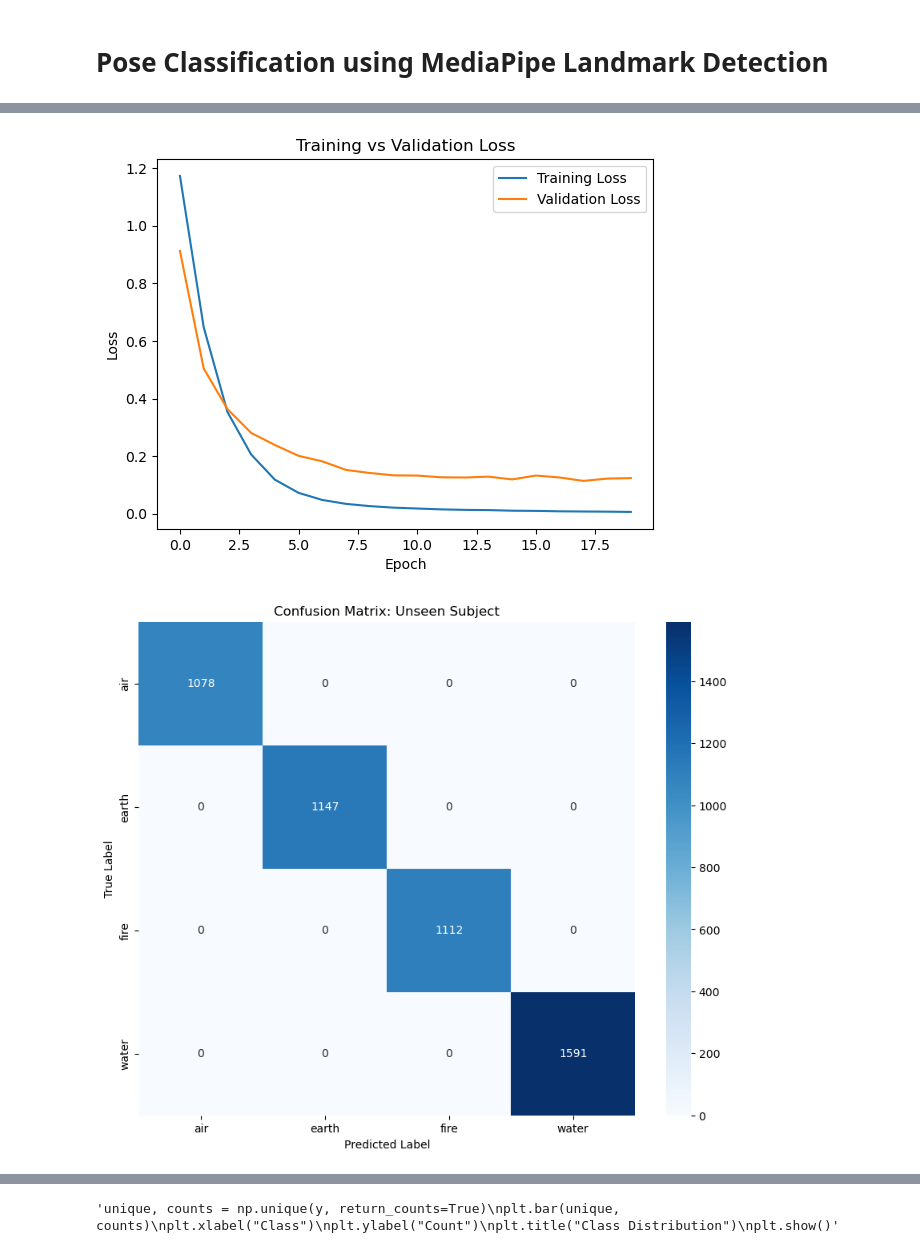
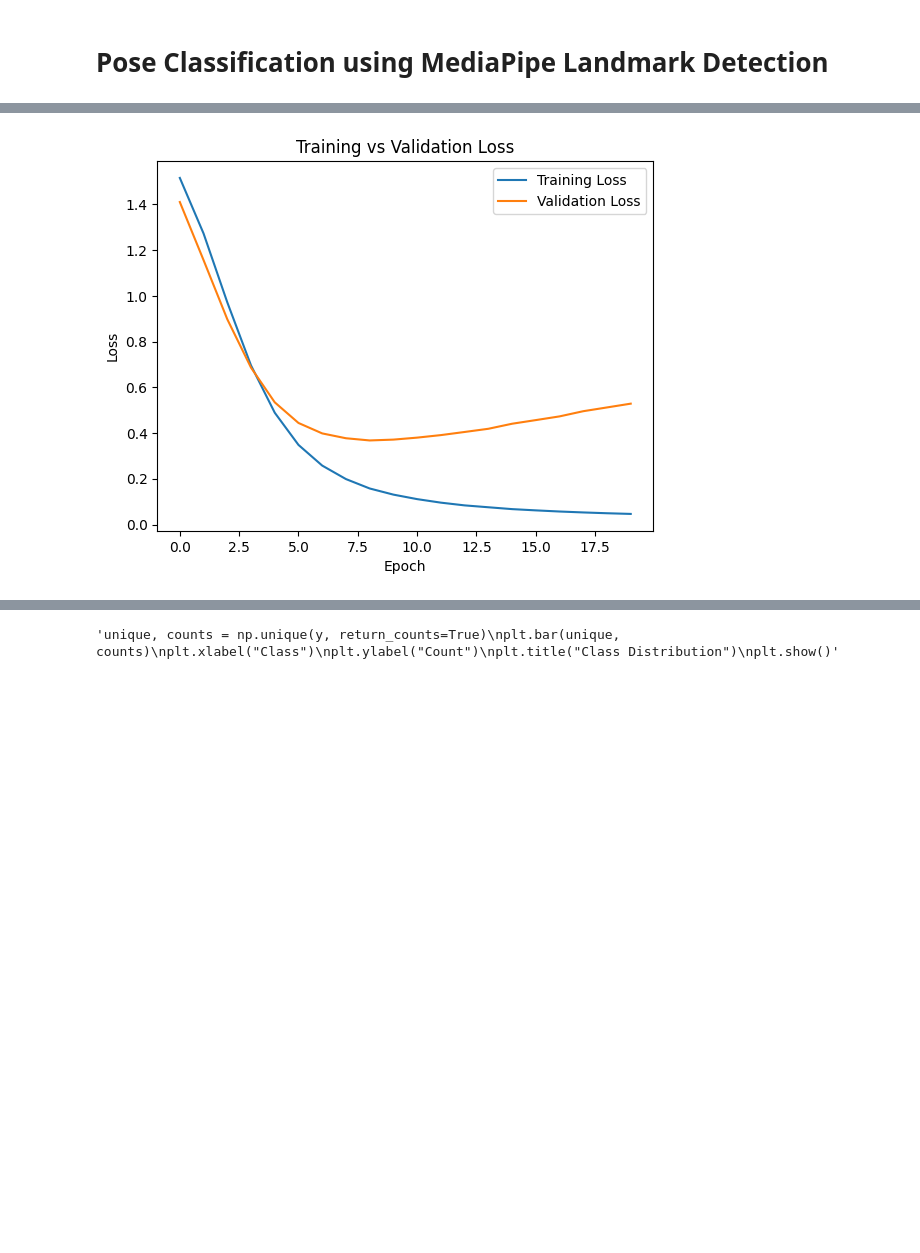
Before and after one commit to AmyJose/gameception, a Jupyter notebook: classificationModels/pose_classification.ipynb, the cells around one changed output, grey strips where cells are left out. Saved outputs shown, nothing was run; the diff lists cells and outputs as text; code cells hidden in the pictures; blank space fills up the shorter version.

Commit message:
classifier with neutral pose done

```diff
--- a/classificationModels/pose_classification.ipynb
+++ b/classificationModels/pose_classification.ipynb
@@ -23,44 +23,57 @@ def calculate_angle(a, b, c):
     return 360 - angle if angle > 180.0 else angle
 
 def preprocess_pose_data(X_raw):
-    # 1. Reshape to (N, 33, 2)
+    # 1. Reshape and get N (fixing the shape tuple bug)
     X = X_raw.reshape(-1, 33, 2)
     N = X.shape[0]
 
-    # 2. Hip Centering (Origin at Hips)
+    # 2. Hip Centering (Keep this for consistency)
     hip_center = (X[:, 24] + X[:, 23]) / 2
     X = X - hip_center[:, None, :]
 
-    # 3. Torso Scaling (Unit length based on shoulder width/length)
-    # Using shoulder center to hip center as the unit of measure
+    # 3. Torso Scaling
     shoulder_center = (X[:, 12] + X[:, 11]) / 2
     torso_length = np.linalg.norm(shoulder_center, axis=1)
-    torso_length = np.maximum(torso_length, 1e-6) # Avoid div by zero
-    X = X / torso_length[:, None, None]
+    torso_length = np.maximum(torso_length, 1e-6)
+    X_scaled = X / torso_length[:, None, None]
 
-    # 4. Feature Engineering: Elbow and Shoulder Angles
+    # 4. Feature 1-4: The 4 existing angles
     angles = np.zeros((N, 4))
     for i in range(N):
-        # Left Elbow: Sh(11), El(13), Wr(15) | Right Elbow: Sh(12), El(14), Wr(16)
-        angles[i, 0] = calculate_angle(X[i,11], X[i,13], X[i,15])
-        angles[i, 1] = calculate_angle(X[i,12], X[i,14], X[i,16])
+        # Left/Right Elbow
+        angles[i, 0] = calculate_angle(X_scaled[i,11], X_scaled[i,13], X_scaled[i,15])
+        angles[i, 1] = calculate_angle(X_scaled[i,12], X_scaled[i,14], X_scaled[i,16])
+        # Left/Right Shoulder
+        angles[i, 2] = calculate_angle(X_scaled[i,23], X_scaled[i,11], X_scaled[i,13])
+        angles[i, 3] = calculate_angle(X_scaled[i,24], X_scaled[i,12], X_scaled[i,14])
 
-        # Left Shoulder: Hip(23), Sh(11), El(13) | Right Shoulder: Hip(24), Sh(12), El(14)
-        angles[i, 2] = calculate_angle(X[i,23], X[i,11], X[i,13])
-        angles[i, 3] = calculate_angle(X[i,24], X[i,12], X[i,14])
+    # 5. Feature 5-6: Relative Wrist Heights (Crucial for up/down poses)
+    # Distance from shoulder to wrist on Y axis
+    l_wrist_y = (X_scaled[:, 11, 1] - X_scaled[:, 15, 1]).reshape(-1, 1)
+    r_wrist_y = (X_scaled[:, 12, 1] - X_scaled[:, 16, 1]).reshape(-1, 1)
 
-    # 5. Flatten coordinates and stack with angles
-    X_flat = X.reshape(N, 66)
-    return np.hstack([X_flat, angles]) # Shape (N, 70)
+    # 6. Feature 7: Wrist-to-Wrist Distance (Crucial for crossed vs open arms)
+    ww_dist = np.linalg.norm(X_scaled[:, 15] - X_scaled[:, 16], axis=1, keepdims=True)
+
+    # 7. Feature 8: Average Hand-to-Hip Distance (Good for "Hands on Hips" detection)
+    l_hand_hip = np.linalg.norm(X_scaled[:, 15] - X_scaled[:, 23], axis=1)
+    r_hand_hip = np.linalg.norm(X_scaled[:, 16] - X_scaled[:, 24], axis=1)
+    avg_hand_hip = ((l_hand_hip + r_hand_hip) / 2).reshape(-1, 1)
+
+    # 8. Stack only these 8 features
+    # Shape will be (N, 8)
+    return np.hstack([angles, l_wrist_y, r_wrist_y, ww_dist, avg_hand_hip])
 
 #Load the training and validation datasets
 train_df1 = pd.read_csv('poseData/four-ppl-data.csv')
-train_df2 = pd.read_csv('poseData/dennis-pose-data.csv')
+train_df2 = pd.read_csv('poseData/dennis-matt.csv')
 train_df3 = pd.read_csv('poseData/matt-data.csv')
-train_df4 = pd.read_csv('poseData/matt2.csv')
+train_df4 = pd.read_csv('poseData/dennis-pose-data.csv')
 train_df = pd.concat([train_df1, train_df2, train_df3, train_df4], ignore_index=True)
 
-val_df = pd.read_csv('poseData/marek-test.csv')
+val_df1 = pd.read_csv('poseData/marek-test.csv')
+val_df2 = pd.read_csv('poseData/marek-anni-data.csv')
+val_df = pd.concat([val_df1, val_df2], ignore_index=True)
 
 #Data processing and feature engineering
 X_train_processed = preprocess_pose_data(train_df.drop('label', axis=1).values)
@@ -194,12 +207,12 @@ class PoseClassifier(nn.Module):
     def __init__(self):
         super().__init__()
         self.model = nn.Sequential(
-            nn.Linear(70, 128),
+            nn.Linear(8, 64),
             nn.ReLU(),
-            nn.Dropout(0.5),
-            nn.Linear(128, 64),
+            nn.Dropout(0.2),
+            nn.Linear(64, 32),
             nn.ReLU(),
-            nn.Linear(64, 4)
+            nn.Linear(32, 5)
         )
 
     def forward(self, x):
@@ -275,7 +288,7 @@ plt.legend()
 plt.show()
 
 #performance evaluation on the test set
-test_df = pd.read_csv("poseData/dennis2.csv")
+"""test_df = pd.read_csv("poseData/dennis2.csv")
 X_test_processed = preprocess_pose_data(test_df.drop('label', axis=1).values)
 X_test_scaled = scaler.transform(X_test_processed)
 y_test = encoder.transform(test_df['label'].values)
@@ -312,7 +325,7 @@ plt.show()
 
 
 print("Classification Report:")
-print(classification_report(y_true, y_pred, target_names=encoder.classes_))
+print(classification_report(y_true, y_pred, target_names=encoder.classes_))"""
 # %% [output]
 Epoch 1
 -------------------------------
@@ -332,4 +345,3 @@ Test Error:
 
 Done!
-[figure, old version]
+[figure, new version]
-[figure, removed]
```
Also changed, not shown: parts of 3 cells of this notebook.
